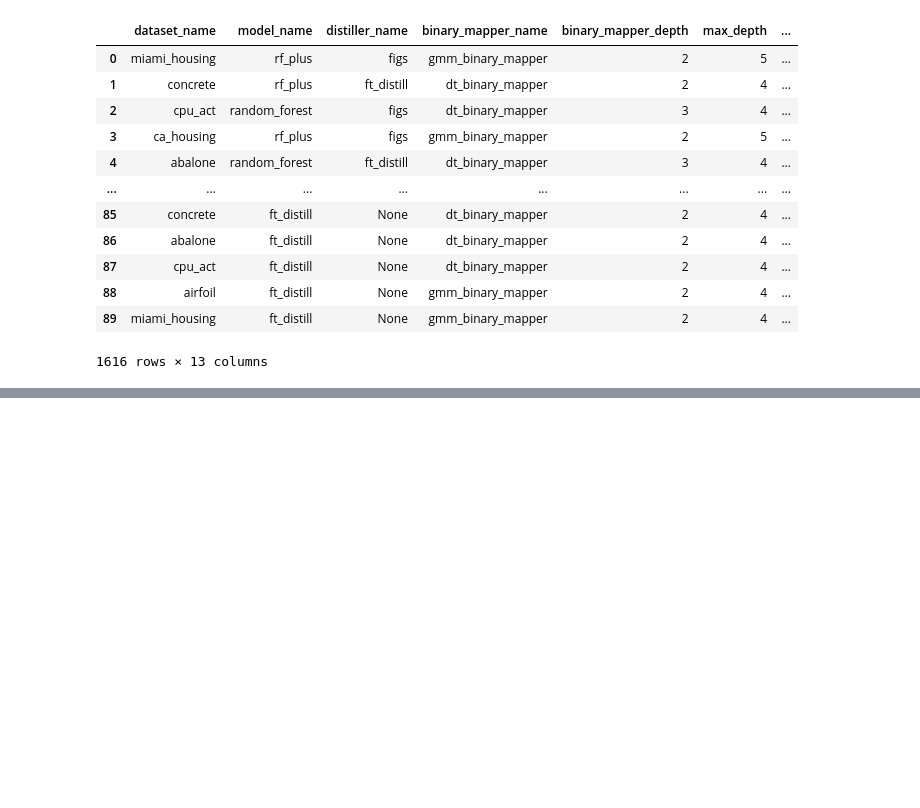
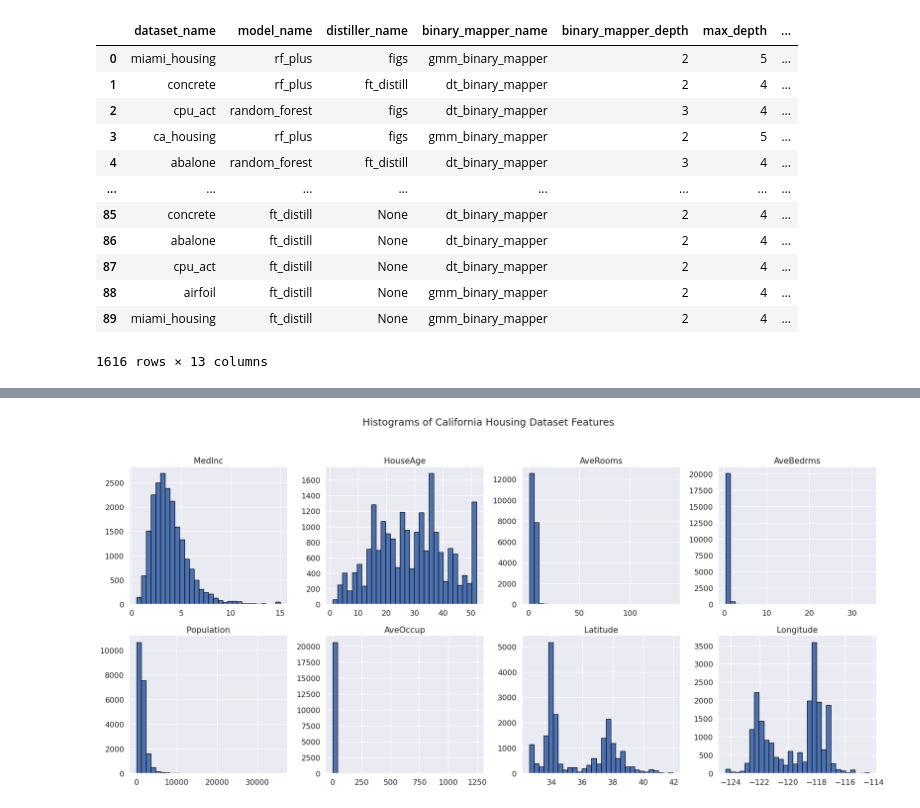
Before and after one commit to mattyshen/adaptiveTTI, a Jupyter notebook: csv/plottting_results.ipynb, the cells around one changed output, grey strips where cells are left out. Saved outputs shown, nothing was run; the diff lists cells and outputs as text; code cells hidden in the pictures; blank space fills up the shorter version.

```diff
--- a/csv/plottting_results.ipynb
+++ b/csv/plottting_results.ipynb
@@ -106,0 +148,25 @@ ValueError: number of labels (2) does not match number of bars (7).
+# %%
+import matplotlib.pyplot as plt
+from sklearn.datasets import fetch_california_housing
+
+# Load the California Housing dataset
+data, y = fetch_california_housing(return_X_y = True,as_frame=True)
+df = data#
+
+# Create a 2x4 grid of histograms
+fig, axes = plt.subplots(2, 4, figsize=(20, 10))
+fig.suptitle('Histograms of California Housing Dataset Features')
+
+# Flatten axes for easy iteration
+axes = axes.flatten()
+
+# Plot histograms for each feature
+for i, column in enumerate(df.columns):
+    axes[i].hist(df[column], bins=30, edgecolor='black')
+    axes[i].set_title(column)
+
+# Adjust layout
+plt.tight_layout(rect=[0, 0.03, 1, 0.95])
+plt.show()
+# %% [output]
+[figure, added]
```
Also changed, not shown: parts of 12 cells of this notebook, 8 other files.
